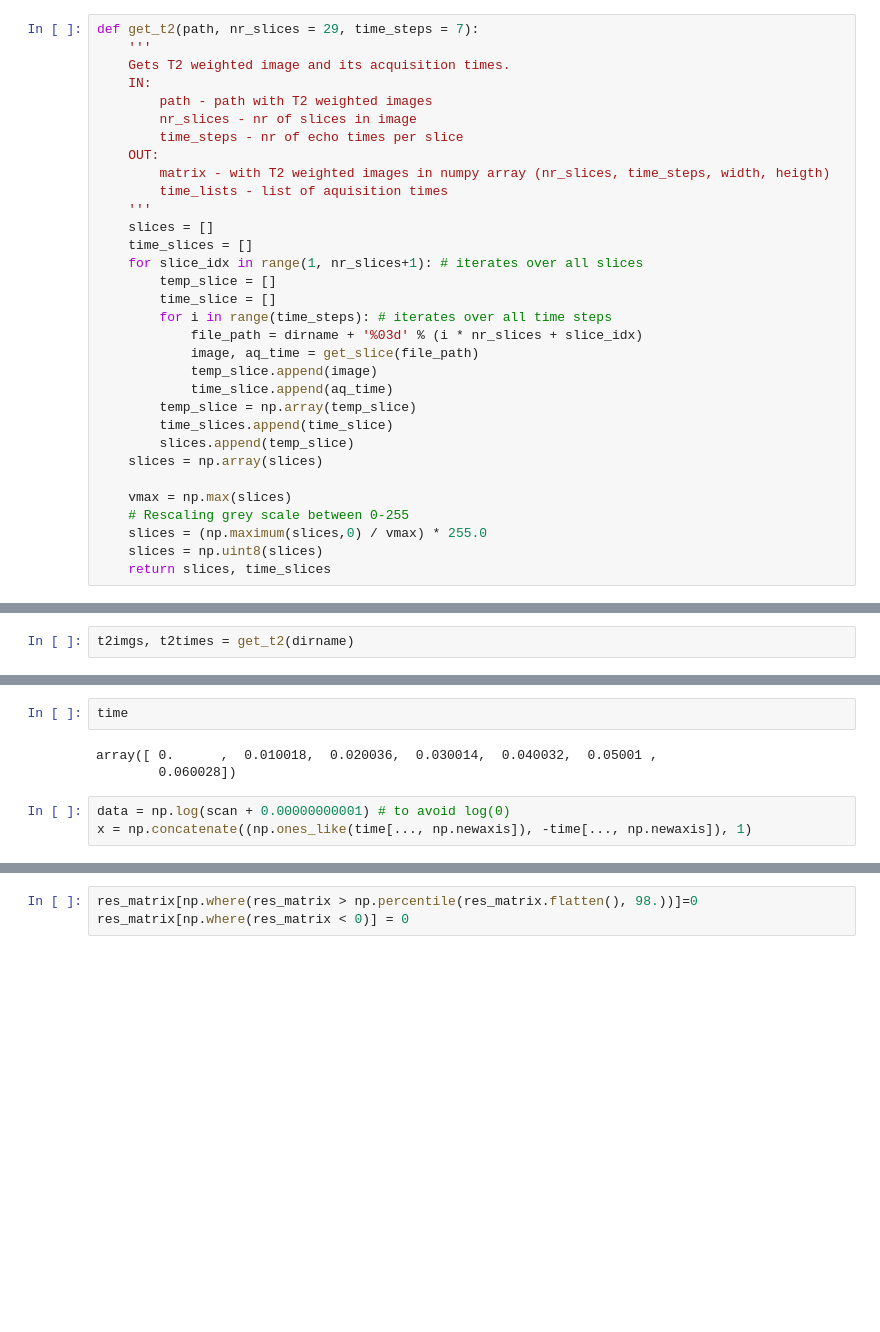
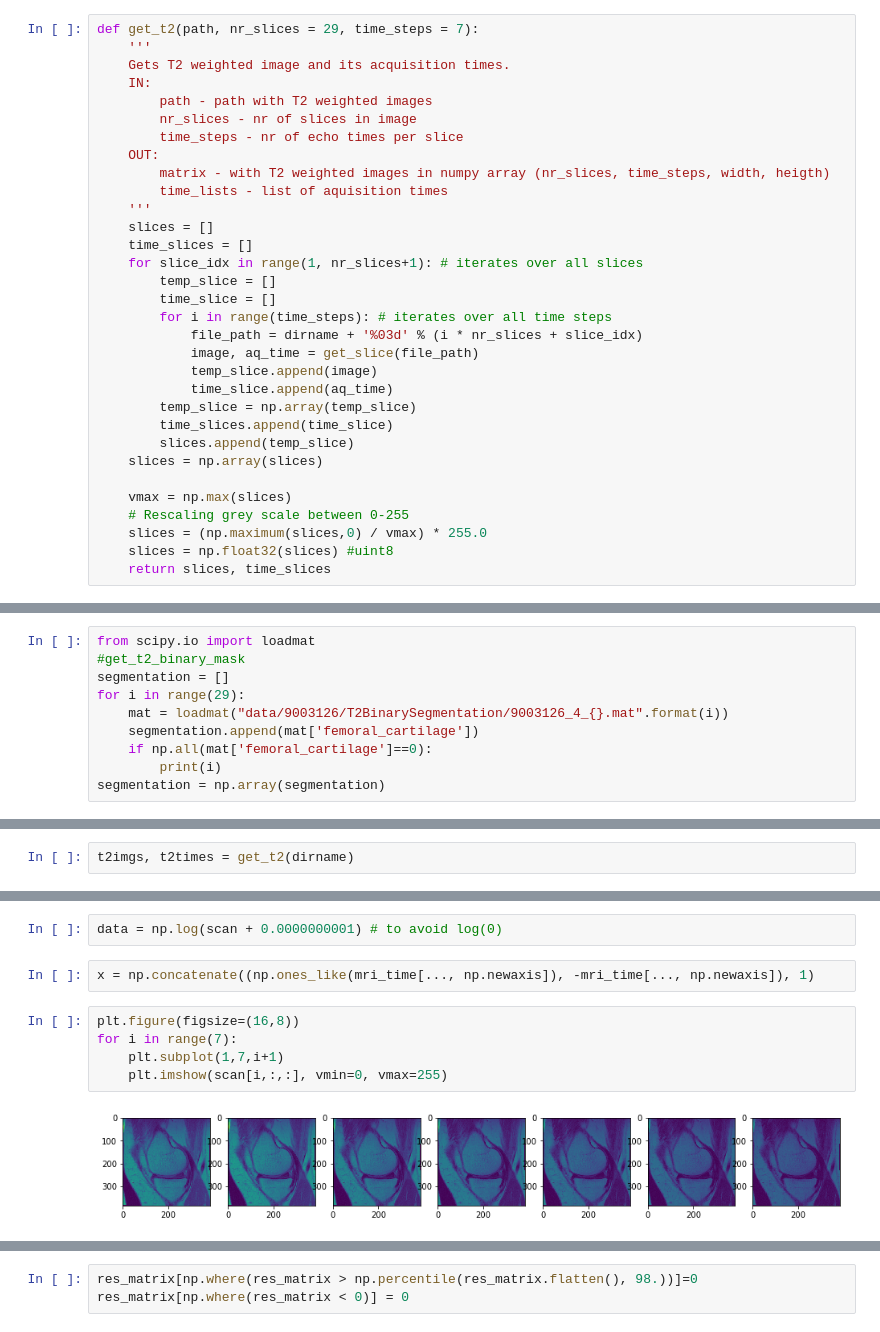
Before and after one commit to dokato/cartilage-health, a Jupyter notebook: 2-comp-T2.ipynb, the cells around one changed output, grey strips where cells are left out. Saved outputs shown, nothing was run; the diff lists cells and outputs as text; blank space fills up the shorter version.

```diff
--- a/2-comp-T2.ipynb
+++ b/2-comp-T2.ipynb
@@ -46,5 +46,5 @@ def get_t2(path, nr_slices = 29, time_steps = 7):
     vmax = np.max(slices)
     # Rescaling grey scale between 0-255
     slices = (np.maximum(slices,0) / vmax) * 255.0
-    slices = np.uint8(slices)
+    slices = np.float32(slices) #uint8
     return slices, time_slices
@@ -69,3 +71,13 @@ def registration_between_timesteps(image_matrix):
             mapping = sdr.optimize(image_matrix[i_sl, i_t, :, :], image_matrix[i_sl, i_t+1, :, :])
             image_reg_matrix[i_sl, i_t+1, :, :] = mapping.transform(image_matrix[i_sl, i_t+1, :, :])
     return image_reg_matrix
+# %%
+from scipy.io import loadmat
+#get_t2_binary_mask
+segmentation = []
+for i in range(29):
+    mat = loadmat("data/9003126/T2BinarySegmentation/9003126_4_{}.mat".format(i))
+    segmentation.append(mat['femoral_cartilage'])
+    if np.all(mat['femoral_cartilage']==0):
+        print(i)
+segmentation = np.array(segmentation)
@@ -112,8 +104,11 @@ time = (np.array(t2times[slice_idx])-t2times[slice_idx][0])
-# %%
-time
-# %% [output]
-array([ 0.      ,  0.010018,  0.020036,  0.030014,  0.040032,  0.05001 ,
-        0.060028])
 # %%
-data = np.log(scan + 0.00000000001) # to avoid log(0)
-x = np.concatenate((np.ones_like(time[..., np.newaxis]), -time[..., np.newaxis]), 1)
+data = np.log(scan + 0.0000000001) # to avoid log(0)
+# %%
+x = np.concatenate((np.ones_like(mri_time[..., np.newaxis]), -mri_time[..., np.newaxis]), 1)
+# %%
+plt.figure(figsize=(16,8))
+for i in range(7):
+    plt.subplot(1,7,i+1)
+    plt.imshow(scan[i,:,:], vmin=0, vmax=255)
+# %% [output]
+[figure, added]
```
Also changed, not shown: parts of 32 cells of this notebook.
